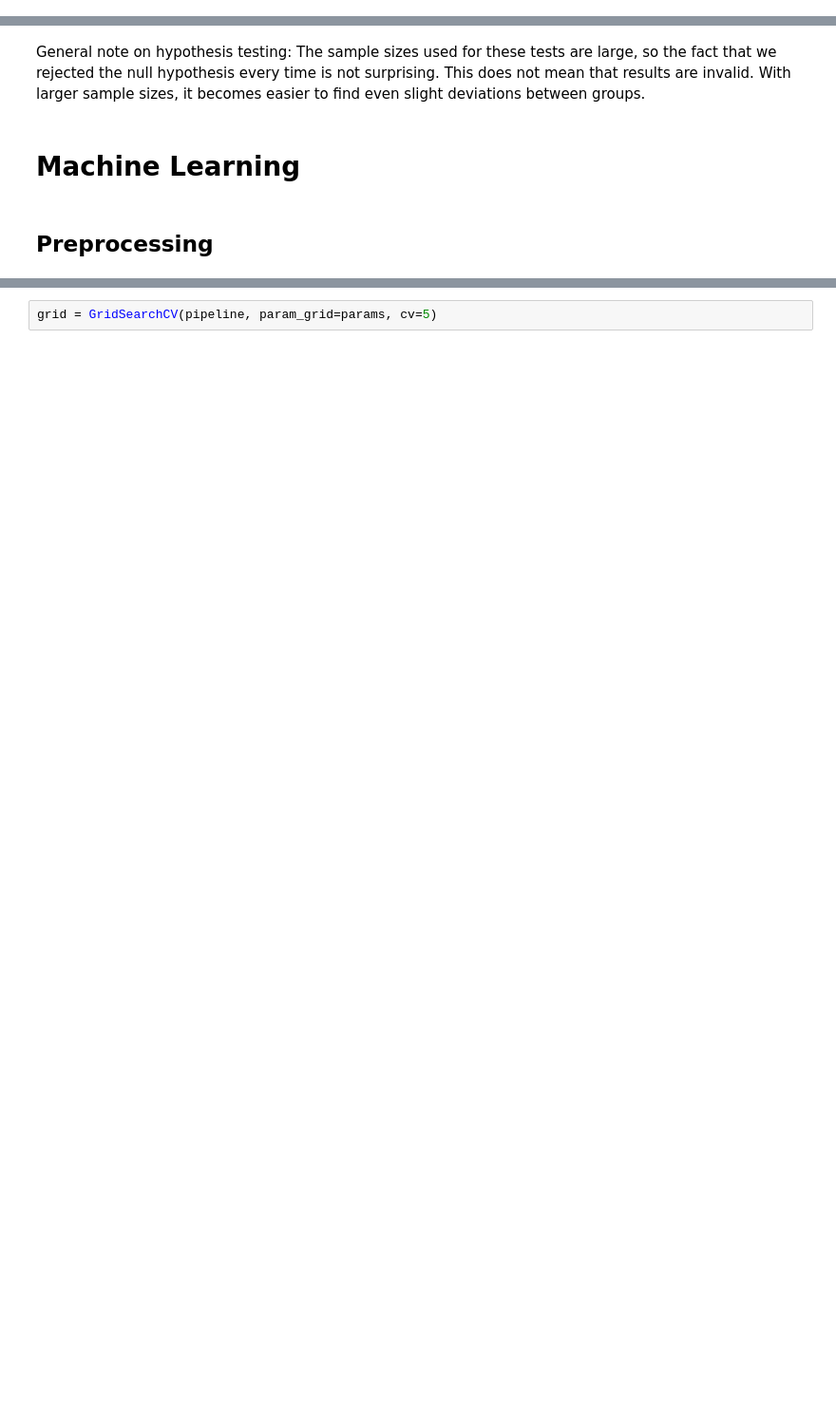
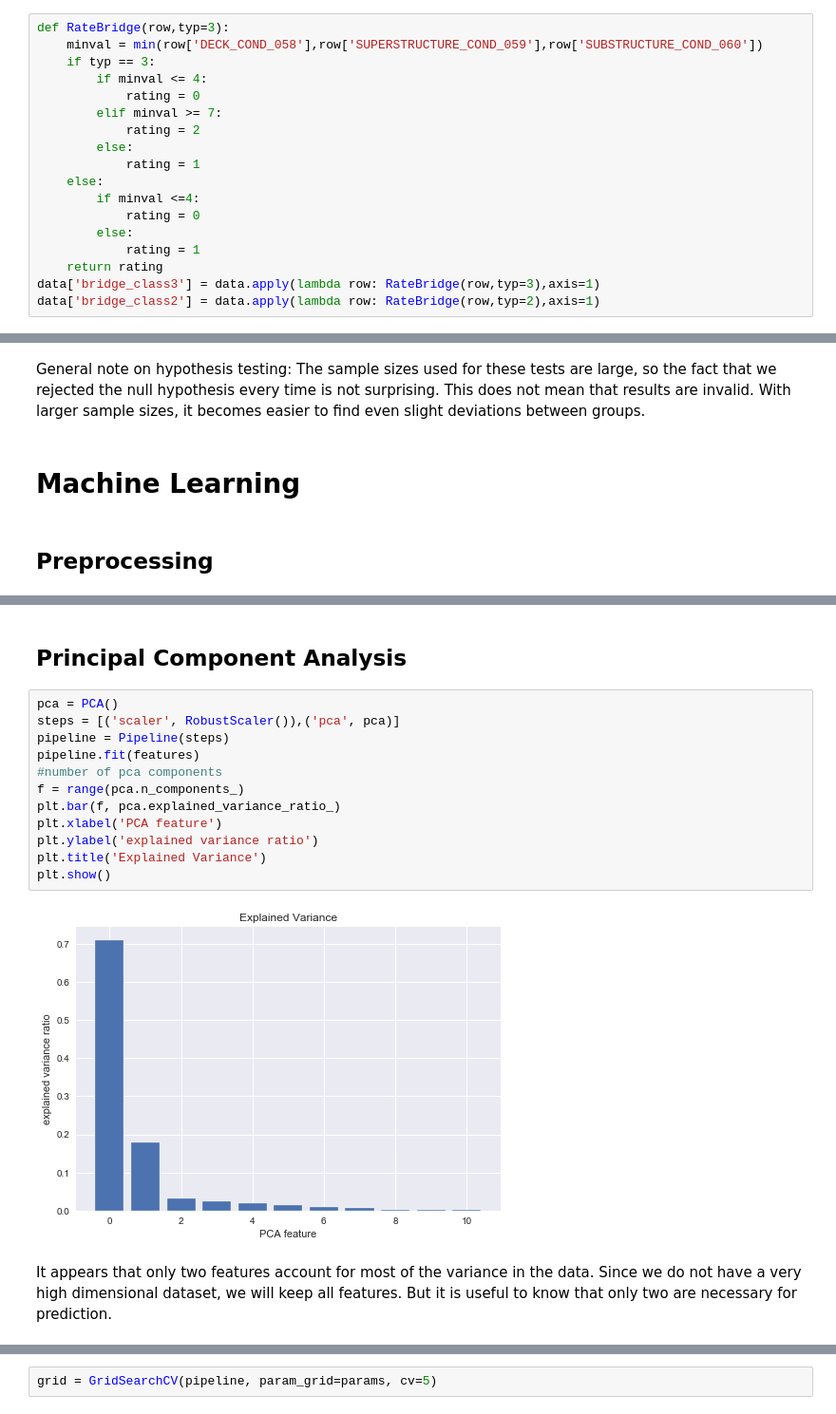
Before and after one commit to carlosbrown2/Springboard, a Jupyter notebook: Capstone Project 1/Capstone Project 1.ipynb, the cells around one changed output, grey strips where cells are left out. Shown: that part at 95% size. Cells and saved outputs as stored; diff of their text form; blank space fills up the shorter version.

```diff
--- a/Capstone Project 1/Capstone Project 1.ipynb
+++ b/Capstone Project 1/Capstone Project 1.ipynb
@@ -157,6 +159,24 @@ data['STRUCTURE_KIND_043A'] = data['STRUCTURE_KIND_043A'].map(codedict)
 na_columns = checkdf(data,column_list)
 # %% [output]
 Null values in STRUCTURE_KIND_043A : 2
+# %%
+def RateBridge(row,typ=3):
+    minval = min(row['DECK_COND_058'],row['SUPERSTRUCTURE_COND_059'],row['SUBSTRUCTURE_COND_060'])
+    if typ == 3:
+        if minval <= 4:
+            rating = 0
+        elif minval >= 7:
+            rating = 2
+        else:
+            rating = 1
+    else:
+        if minval <=4:
+            rating = 0
+        else:
+            rating = 1
+    return rating
+data['bridge_class3'] = data.apply(lambda row: RateBridge(row,typ=3),axis=1)
+data['bridge_class2'] = data.apply(lambda row: RateBridge(row,typ=2),axis=1)
 # %%
 #Drop NA values from all columns identified in checkdf function
 data = data.dropna(axis=0,subset=na_columns)
@@ -652,3 +683,21 @@ features.head()
 | 2 | 31325150.0 | 84054240.0 | 60.0 | 30.9 | 232.94 | 0.0 | 3.4 | ... |
 | 3 | 32182583.0 | 84503354.0 | 87.0 | 13.7 | 344.49 | 5.0 | 7.4 | ... |
 | 4 | 32262085.0 | 84435868.0 | 40.0 | 56.0 | 446.19 | 5.0 | 8.6 | ... |
+# %% [markdown]
+## Principal Component Analysis
+# %%
+pca = PCA()
+steps = [('scaler', RobustScaler()),('pca', pca)]
+pipeline = Pipeline(steps)
+pipeline.fit(features)
+#number of pca components
+f = range(pca.n_components_)
+plt.bar(f, pca.explained_variance_ratio_)
+plt.xlabel('PCA feature')
+plt.ylabel('explained variance ratio')
+plt.title('Explained Variance')
+plt.show()
+# %% [output]
+[figure, added]
+# %% [markdown]
+It appears that only two features account for most of the variance in the data. Since we do not have a very high dimensional dataset, we will keep all features. But it is useful to know that only two are necessary for prediction.
```
Also changed, not shown: parts of 68 cells of this notebook.
